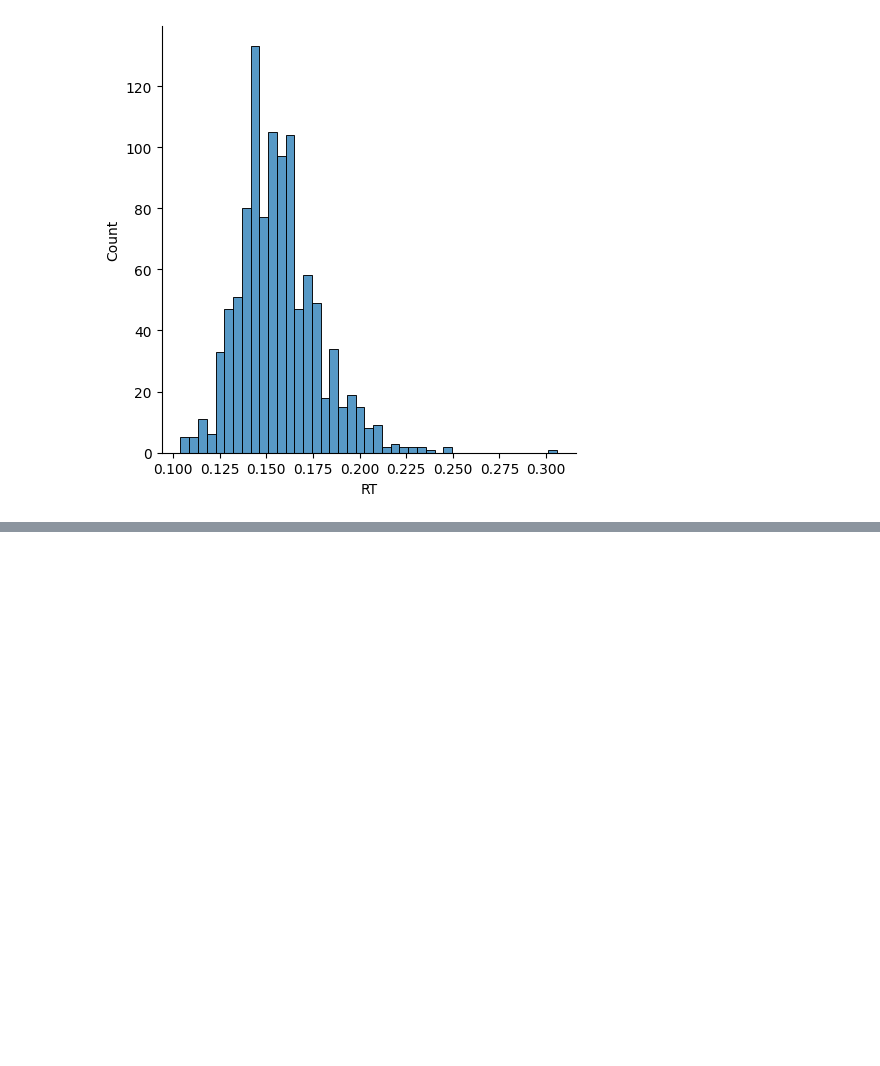
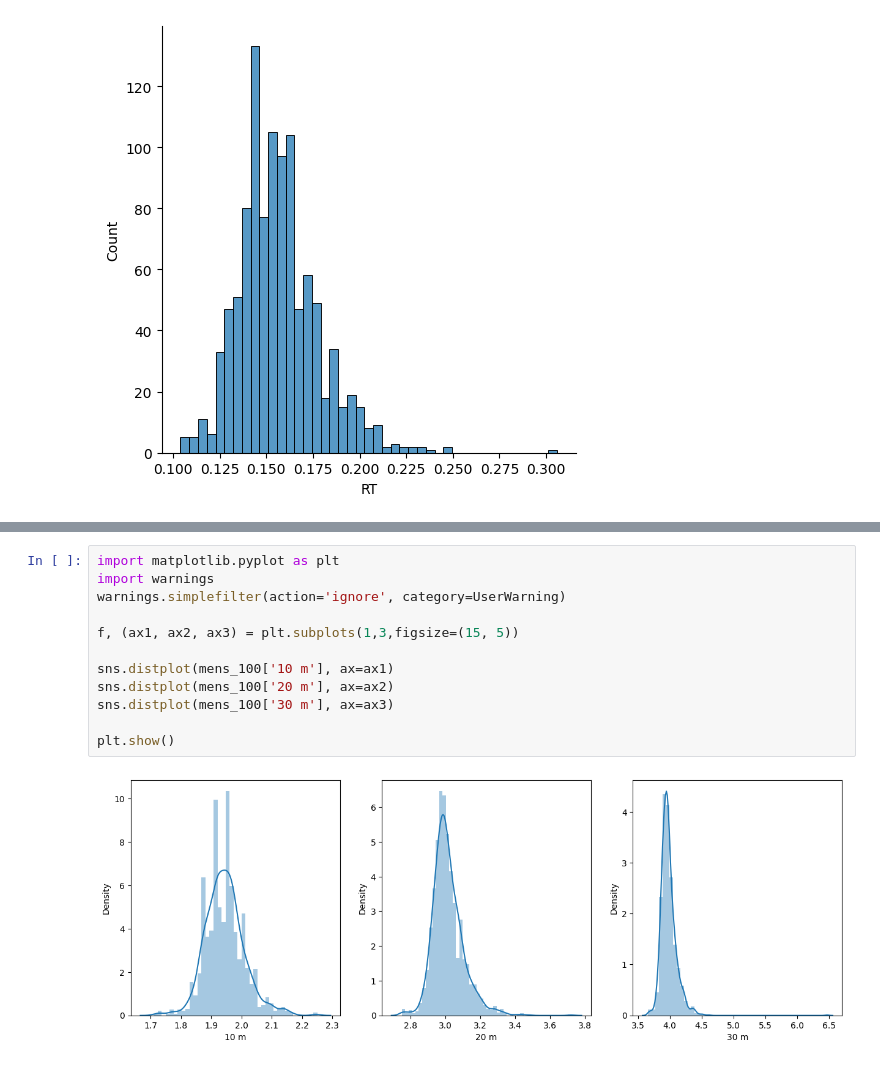
Before and after one commit to edrapac/TrackAndFieldAnalytics, a Jupyter notebook: TrackAnalytics.ipynb, the cells around one changed output, grey strips where cells are left out. Drawn from its saved outputs; the diff is of its cells as text; blank space fills up the shorter version.

```diff
--- a/TrackAnalytics.ipynb
+++ b/TrackAnalytics.ipynb
@@ -53,0 +156,14 @@ plot = sns.displot(mens_100,x="RT")
+# %%
+import matplotlib.pyplot as plt
+import warnings
+warnings.simplefilter(action='ignore', category=UserWarning)
+
+f, (ax1, ax2, ax3) = plt.subplots(1,3,figsize=(15, 5))
+
+sns.distplot(mens_100['10 m'], ax=ax1)
+sns.distplot(mens_100['20 m'], ax=ax2)
+sns.distplot(mens_100['30 m'], ax=ax3)
+
+plt.show()
+# %% [output]
+[figure, added]
```
Also changed, not shown: parts of 26 cells of this notebook, 6 other files.
